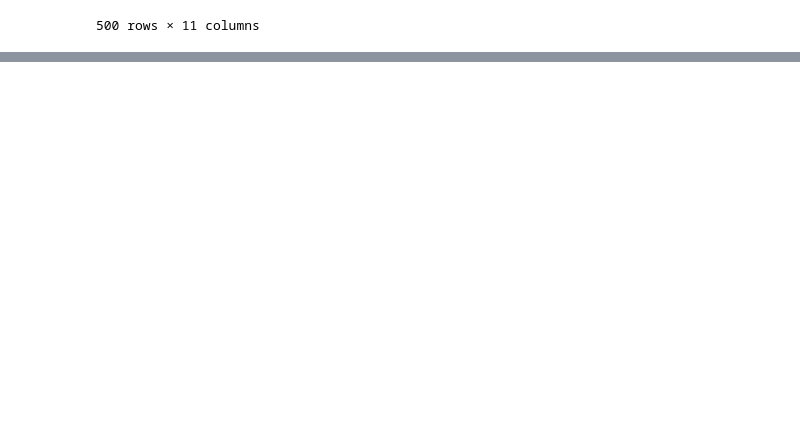
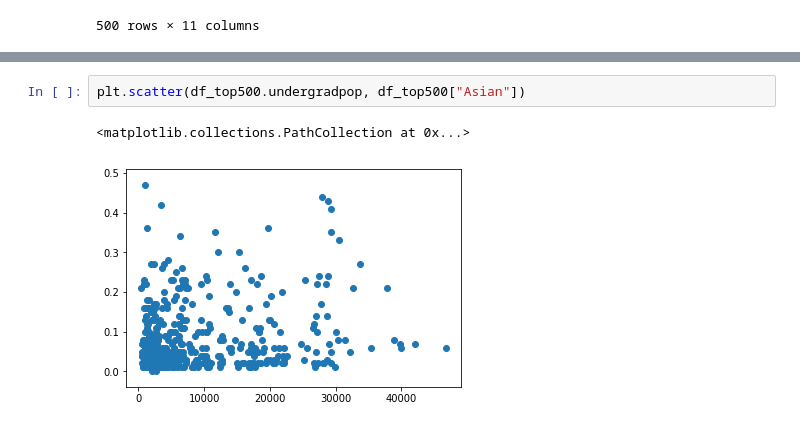
Before and after one commit to nforesti/education, a Jupyter notebook: top500_undergradpop_demographic.ipynb, the cells around one changed output, grey strips where cells are left out. Drawn from its saved outputs; the diff is of its cells as text; blank space fills up the shorter version.

```diff
--- a/top500_undergradpop_demographic.ipynb
+++ b/top500_undergradpop_demographic.ipynb
@@ -111,0 +117,5 @@ df_top500
+# %%
+plt.scatter(df_top500.undergradpop, df_top500["Asian"])
+# %% [output]
+<matplotlib.collections.PathCollection at 0x...>
+[figure, added]
```
Also changed, not shown: parts of 23 cells of this notebook.
